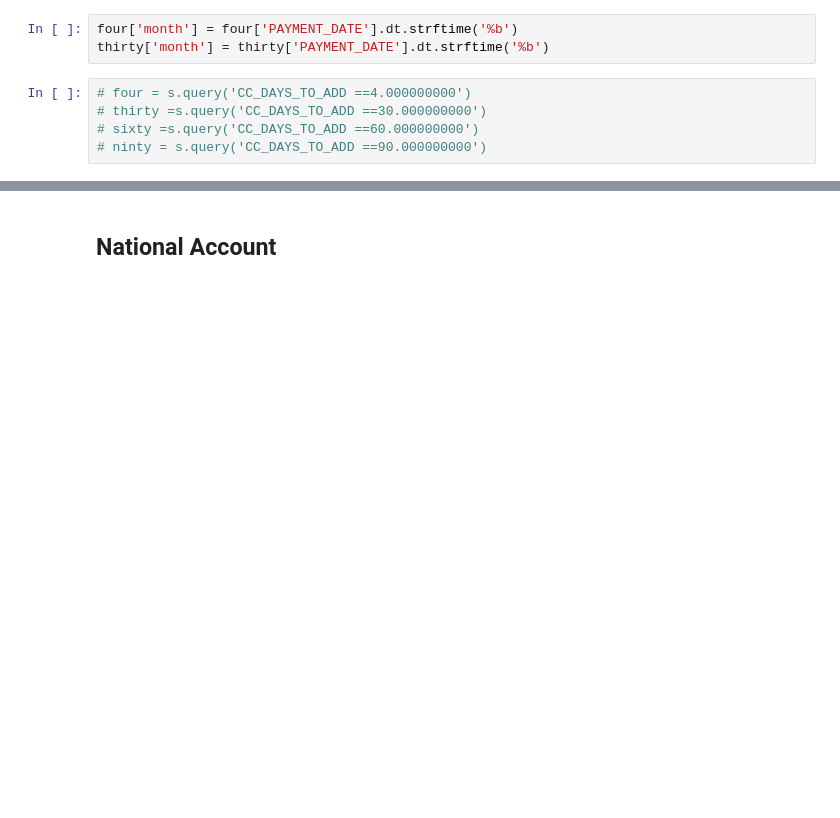
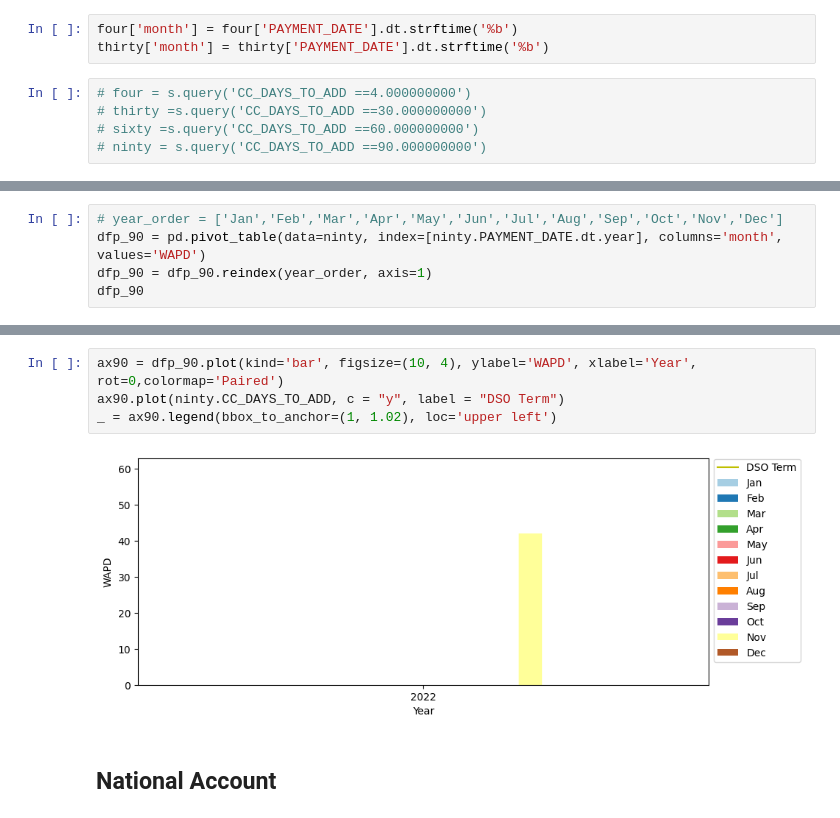
Before and after one commit to cah-madison-johnson/treasure_chest, a Jupyter notebook: WADTP/WADTP.ipynb, the cells around one changed output, grey strips where cells are left out. Saved outputs shown, nothing was run; the diff lists cells and outputs as text; blank space fills up the shorter version.

```diff
--- a/WADTP/WADTP.ipynb
+++ b/WADTP/WADTP.ipynb
@@ -326,0 +408,5 @@ _ = ax.legend(bbox_to_anchor=(1, 1.02), loc='upper left')
+# %%
+# year_order = ['Jan','Feb','Mar','Apr','May','Jun','Jul','Aug','Sep','Oct','Nov','Dec']
+dfp_90 = pd.pivot_table(data=ninty, index=[ninty.PAYMENT_DATE.dt.year], columns='month', values='WAPD')
+dfp_90 = dfp_90.reindex(year_order, axis=1)
+dfp_90
@@ -327,2 +433,8 @@ _ = ax.legend(bbox_to_anchor=(1, 1.02), loc='upper left')
+# %%
+ax90 = dfp_90.plot(kind='bar', figsize=(10, 4), ylabel='WAPD', xlabel='Year', rot=0,colormap='Paired')
+ax90.plot(ninty.CC_DAYS_TO_ADD, c = "y", label = "DSO Term")
+_ = ax90.legend(bbox_to_anchor=(1, 1.02), loc='upper left')
+# %% [output]
+[figure, added]
 # %% [markdown]
 ## National Account
```
Also changed, not shown: parts of 37 cells of this notebook.
